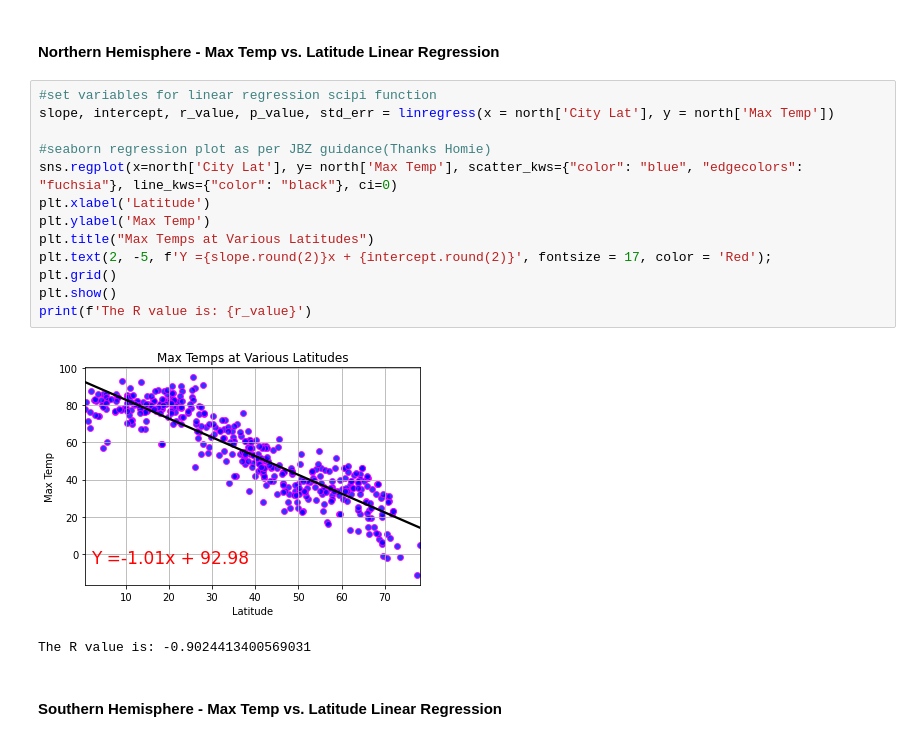
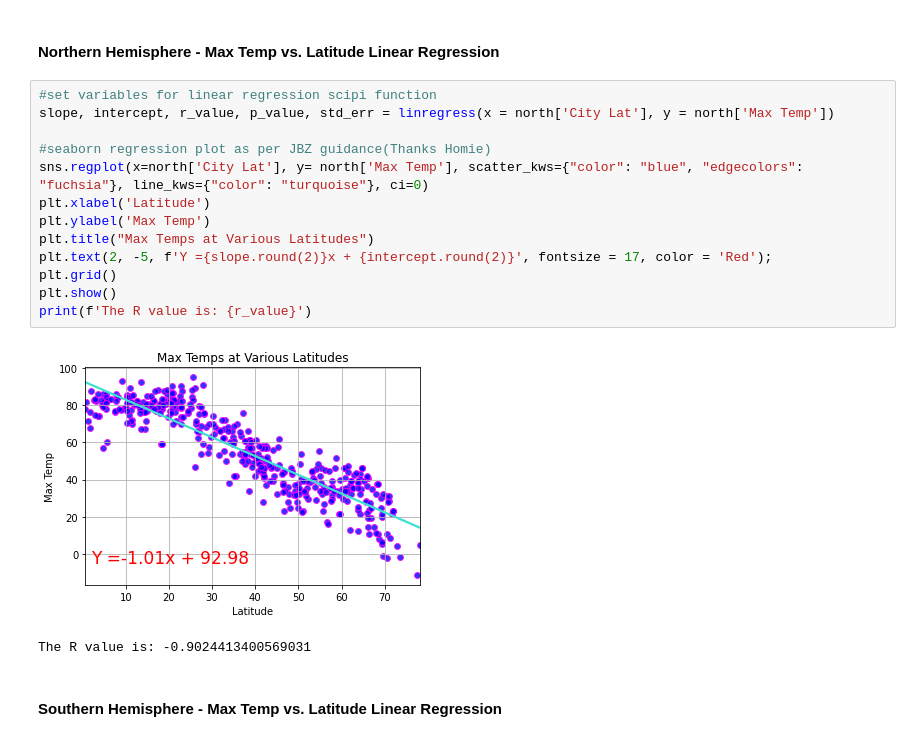
Before and after one commit to Travbz/python-api-challenge, a Jupyter notebook: WeatherPy.ipynb, the cells around one changed output. Drawn from its saved outputs; the diff is of its cells as text.

Commit message:
formatting colors on linregrss plots

```diff
--- a/WeatherPy.ipynb
+++ b/WeatherPy.ipynb
@@ -257,18 +257,18 @@ south = clean_city_data[clean_city_data['City Lat']<=0]
 # %%
 #set variables for linear regression scipi function
 slope, intercept, r_value, p_value, std_err = linregress(x = north['City Lat'], y = north['Max Temp'])
 
 #seaborn regression plot as per JBZ guidance(Thanks Homie)
-sns.regplot(x=north['City Lat'], y= north['Max Temp'], scatter_kws={"color": "blue", "edgecolors": "fuchsia"}, line_kws={"color": "black"}, ci=0)
+sns.regplot(x=north['City Lat'], y= north['Max Temp'], scatter_kws={"color": "blue", "edgecolors": "fuchsia"}, line_kws={"color": "turquoise"}, ci=0)
 plt.xlabel('Latitude')
 plt.ylabel('Max Temp')
 plt.title("Max Temps at Various Latitudes")
 plt.text(2, -5, f'Y ={slope.round(2)}x + {intercept.round(2)}', fontsize = 17, color = 'Red');
 plt.grid()
 plt.show()
 print(f'The R value is: {r_value}')
 # %% [output]
-[figure, old version]
+[figure, new version]
 The R value is: -0.9024413400569031
 # %% [markdown]
 ####  Southern Hemisphere - Max Temp vs. Latitude Linear Regression
```
Also changed, not shown: parts of 7 cells of this notebook.
